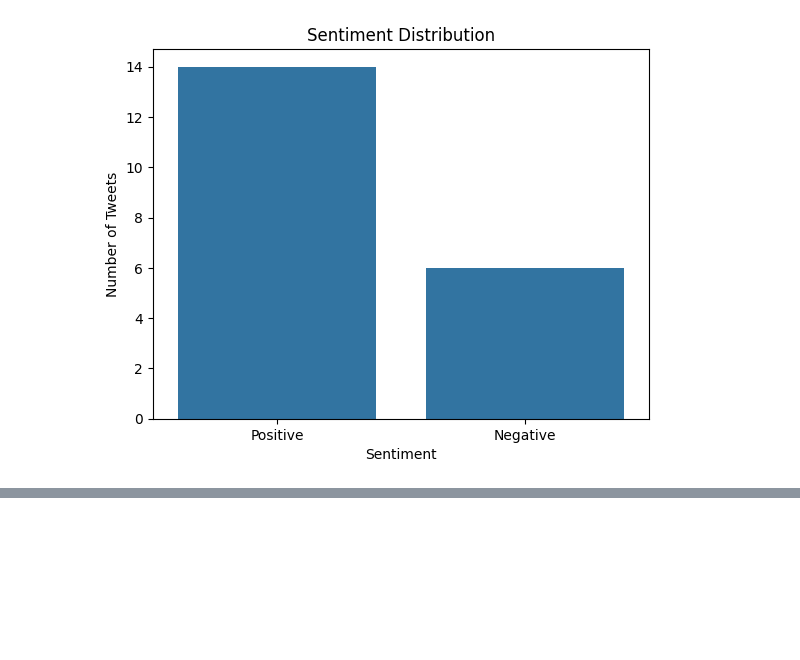
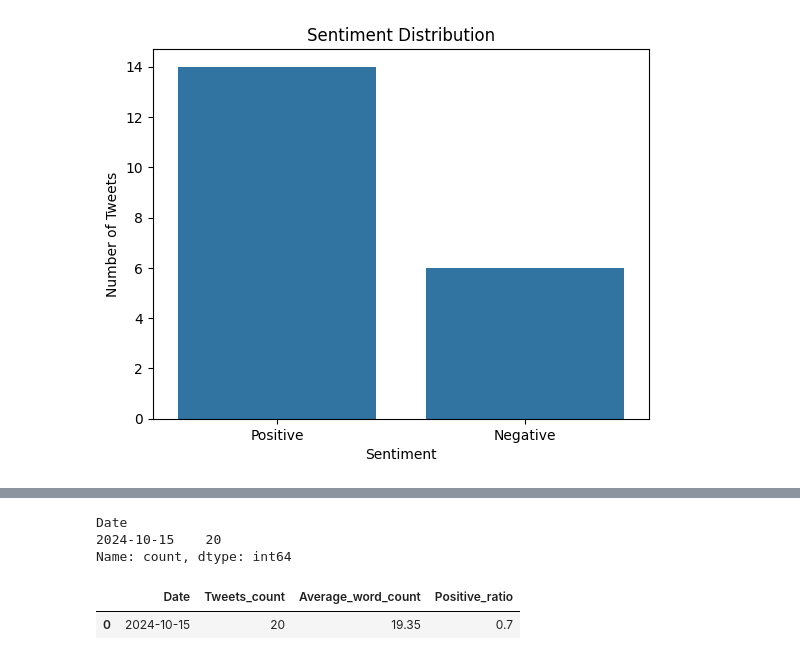
Before and after one commit to Uplyuz/PolarWeb, a Jupyter notebook: pruebas.ipynb, the cells around one changed output, grey strips where cells are left out. Saved outputs shown, nothing was run; the diff lists cells and outputs as text; code cells hidden in the pictures; blank space fills up the shorter version.

```diff
--- a/pruebas.ipynb
+++ b/pruebas.ipynb
@@ -160,0 +135,9 @@ KeyError: 'Words_count'
+# %%
+aux_02 = obtain_summary(aux_01)
+aux_02
+# %% [output]
+Date
+2024-10-15    20
+Name: count, dtype: int64
+|  | Date | Tweets_count | Average_word_count | Positive_ratio |
+| 0 | 2024-10-15 | 20 | 19.35 | 0.7 |
```
Also changed, not shown: parts of 7 cells of this notebook, 2 other files.
